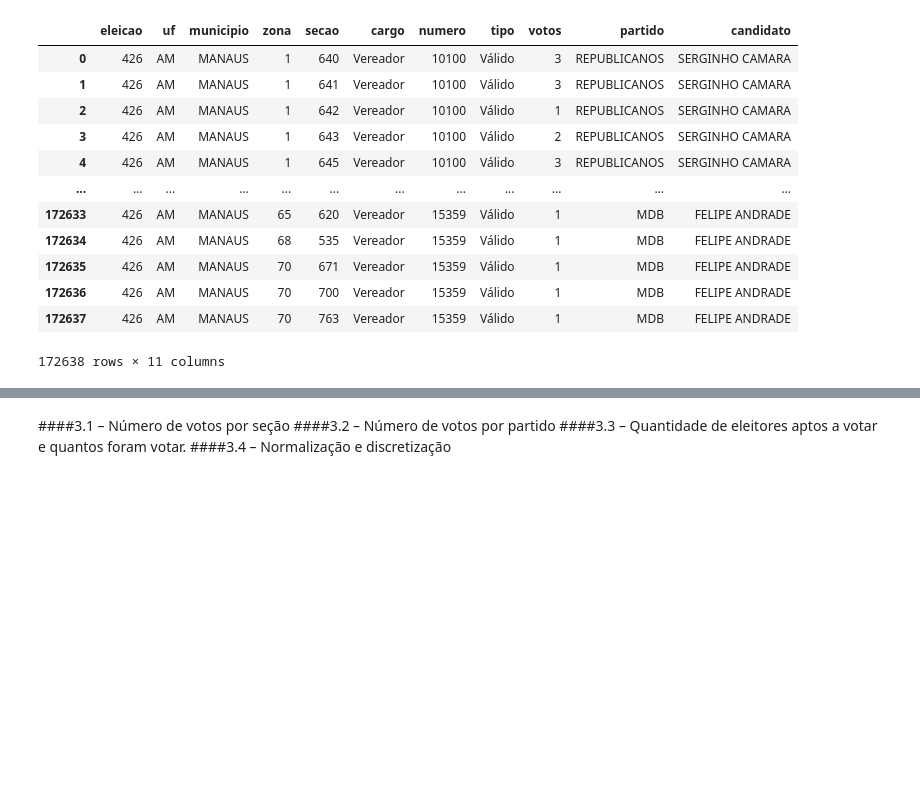
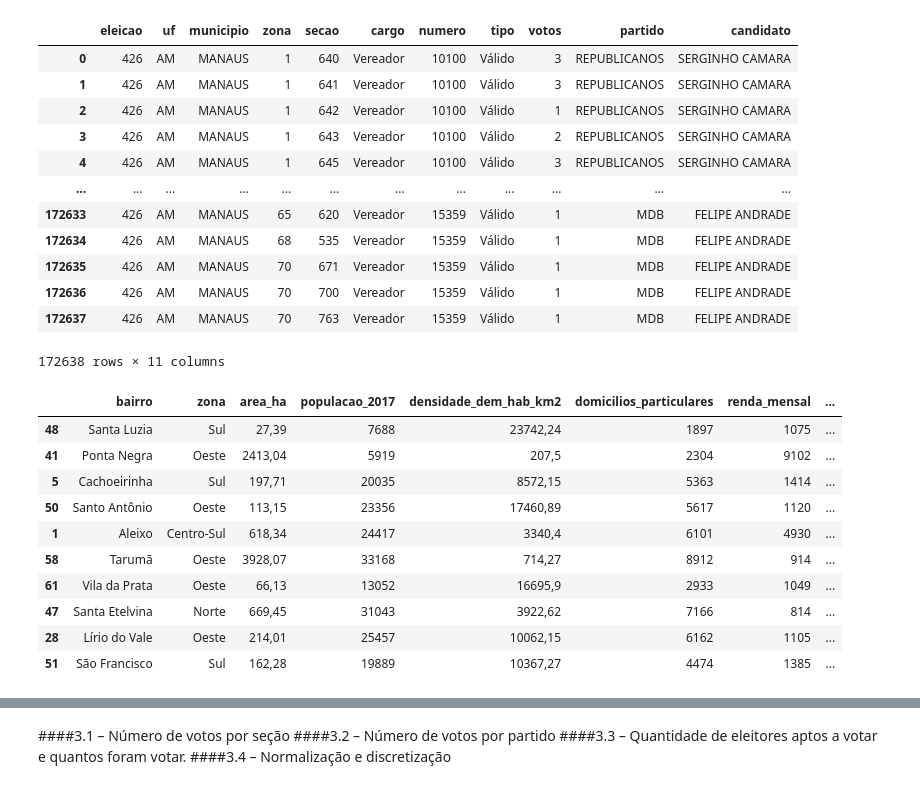
Before and after one commit to bmnds/uea-data-science-04-data-processing, a Jupyter notebook: trabalho-final/Notebook_Trabalho_Final.ipynb, the cells around one changed output, grey strips where cells are left out. Saved outputs shown, nothing was run; the diff lists cells and outputs as text; code cells hidden in the pictures; blank space fills up the shorter version.

```diff
--- a/trabalho-final/Notebook_Trabalho_Final.ipynb
+++ b/trabalho-final/Notebook_Trabalho_Final.ipynb
@@ -159,3 +175,18 @@ pd.merge(df_rv, df_v)
 | 172636 | 426 | AM | MANAUS | 70 | 700 | Vereador | 15359 | Válido | 1 | MDB | FELIPE ANDRADE |
 | 172637 | 426 | AM | MANAUS | 70 | 763 | Vereador | 15359 | Válido | 1 | MDB | FELIPE ANDRADE |
 172638 rows × 11 columns
+# %%
+df_bairros = pd.read_csv('/content/dados-bairros-manaus.csv', sep=';')
+df_bairros.sample(10)
+# %% [output]
+|  | bairro | zona | area_ha | populacao_2017 | densidade_dem_hab_km2 | domicilios_particulares | renda_mensal | ... |
+| 48 | Santa Luzia | Sul | 27,39 | 7688 | 23742,24 | 1897 | 1075 | ... |
+| 41 | Ponta Negra | Oeste | 2413,04 | 5919 | 207,5 | 2304 | 9102 | ... |
+| 5 | Cachoeirinha | Sul | 197,71 | 20035 | 8572,15 | 5363 | 1414 | ... |
+| 50 | Santo Antônio | Oeste | 113,15 | 23356 | 17460,89 | 5617 | 1120 | ... |
+| 1 | Aleixo | Centro-Sul | 618,34 | 24417 | 3340,4 | 6101 | 4930 | ... |
+| 58 | Tarumã | Oeste | 3928,07 | 33168 | 714,27 | 8912 | 914 | ... |
+| 61 | Vila da Prata | Oeste | 66,13 | 13052 | 16695,9 | 2933 | 1049 | ... |
+| 47 | Santa Etelvina | Norte | 669,45 | 31043 | 3922,62 | 7166 | 814 | ... |
+| 28 | Lírio do Vale | Oeste | 214,01 | 25457 | 10062,15 | 6162 | 1105 | ... |
+| 51 | São Francisco | Sul | 162,28 | 19889 | 10367,27 | 4474 | 1385 | ... |
```
Also changed, not shown: parts of 8 cells of this notebook.
